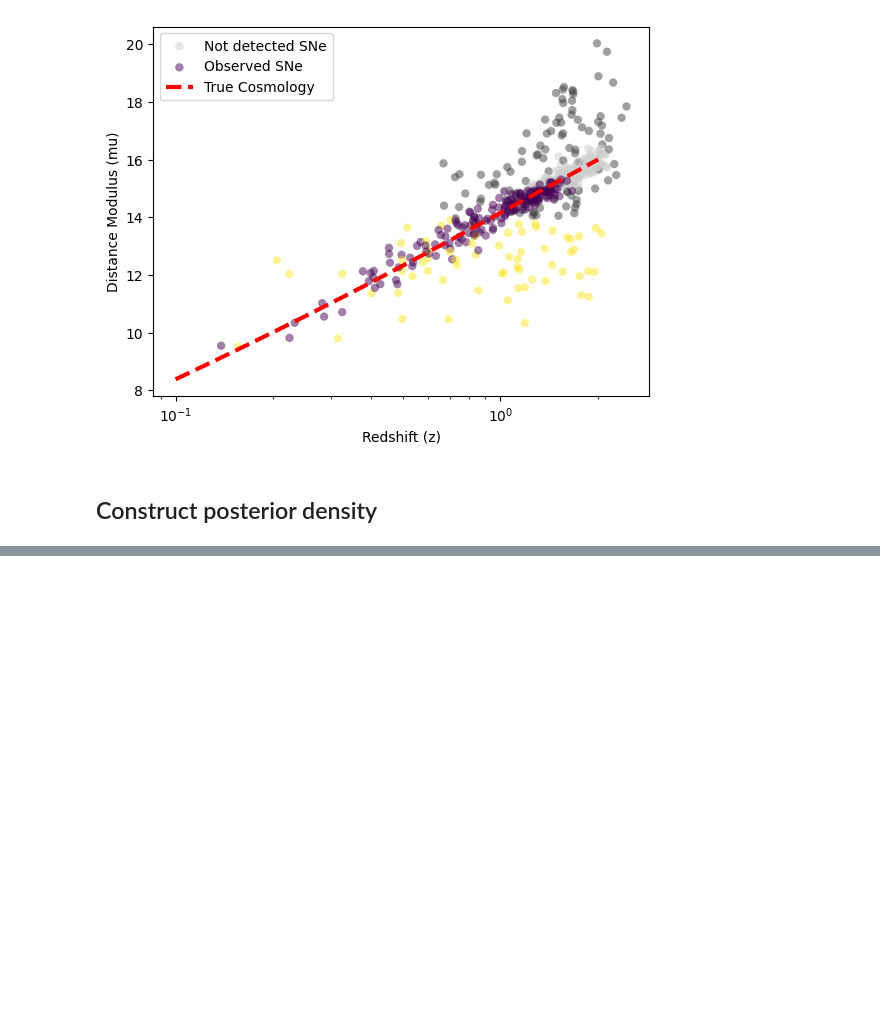
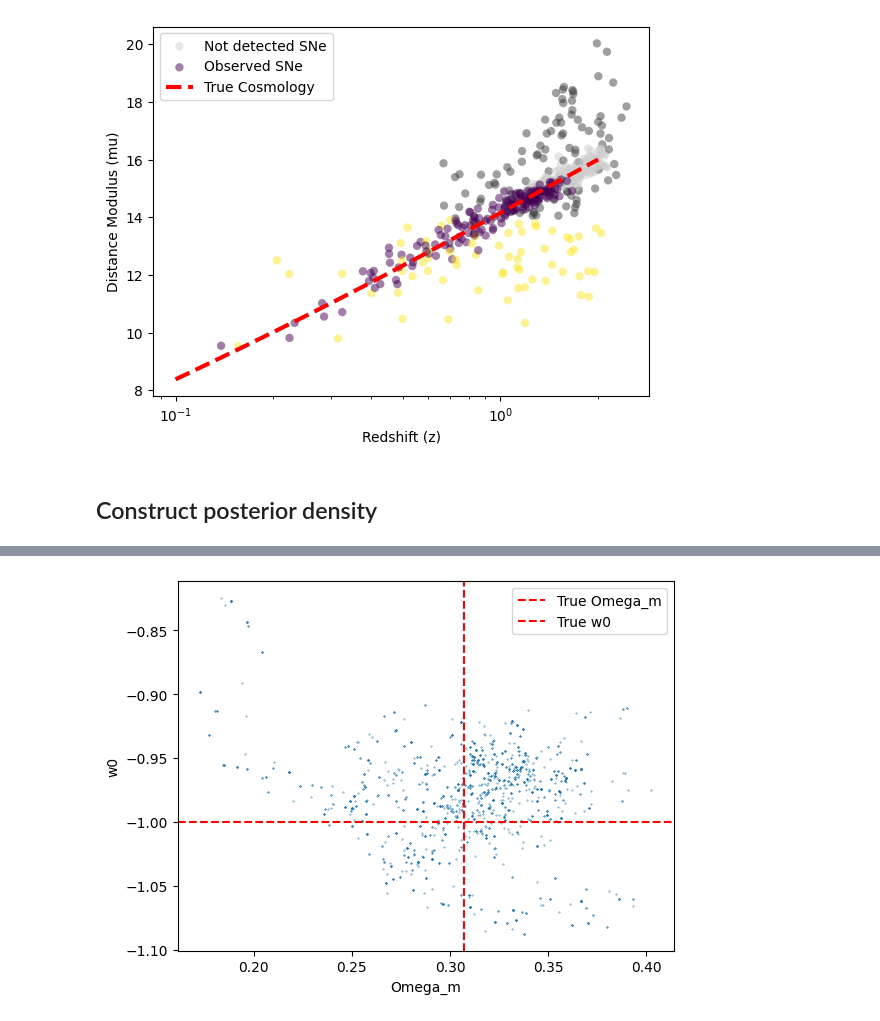
Before and after one commit to ConnorStoneAstro/cosmographi, a Jupyter notebook: docs/muzcosmology.ipynb, the cells around one changed output, grey strips where cells are left out. Saved outputs shown, nothing was run; the diff lists cells and outputs as text; code cells hidden in the pictures; blank space fills up the shorter version.

```diff
--- a/docs/muzcosmology.ipynb
+++ b/docs/muzcosmology.ipynb
@@ -309,0 +397,10 @@ plt.show()
+# %%
+plt.scatter(samples[:, :, 0].reshape(-1), samples[:, :, 1].reshape(-1), s=0.1)
+plt.axvline(cosmo_mean[0], color="r", linestyle="--", label="True Omega_m")
+plt.axhline(cosmo_mean[1], color="r", linestyle="--", label="True w0")
+plt.xlabel("Omega_m")
+plt.ylabel("w0")
+plt.legend()
+plt.show()
+# %% [output]
+[figure, added]
```
Also changed, not shown: parts of 14 cells of this notebook, 4 other files.
